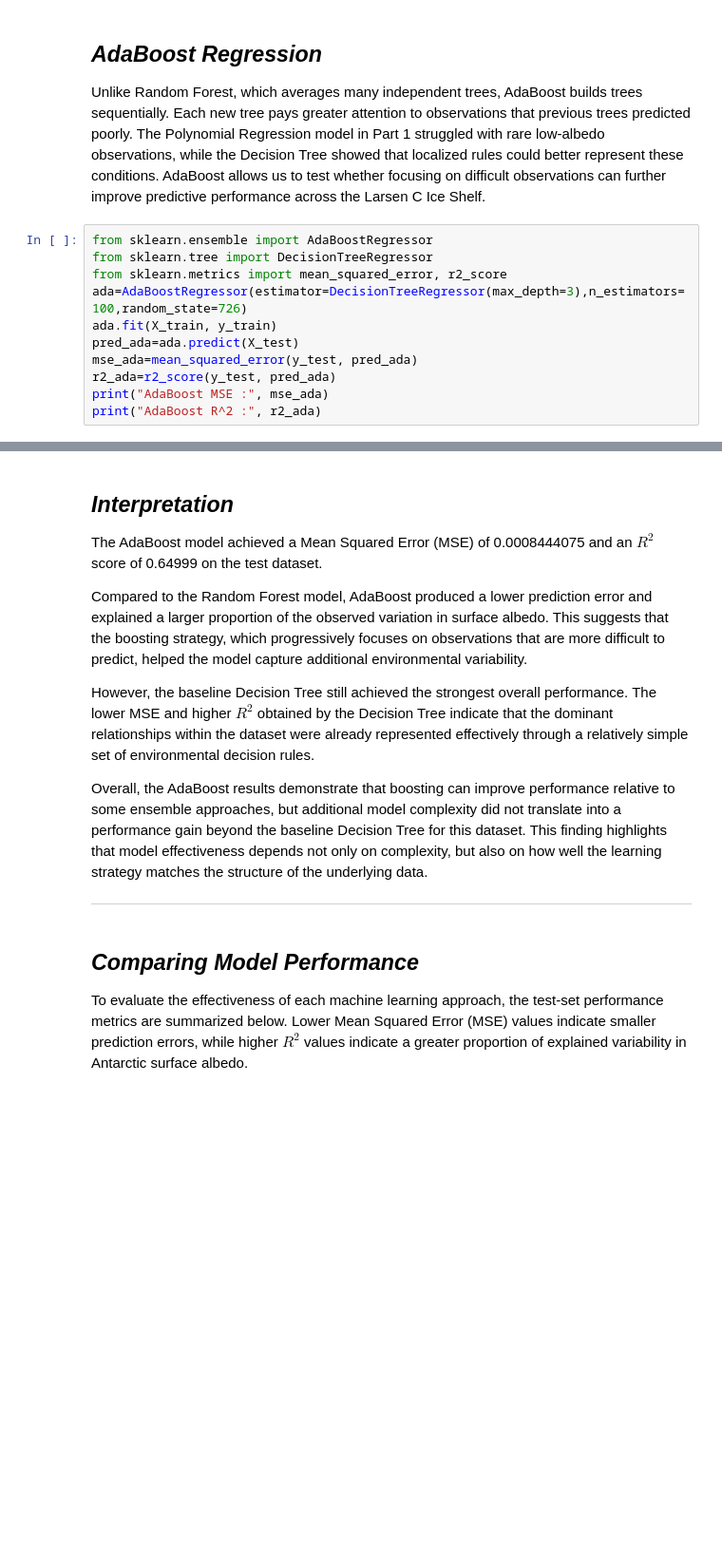
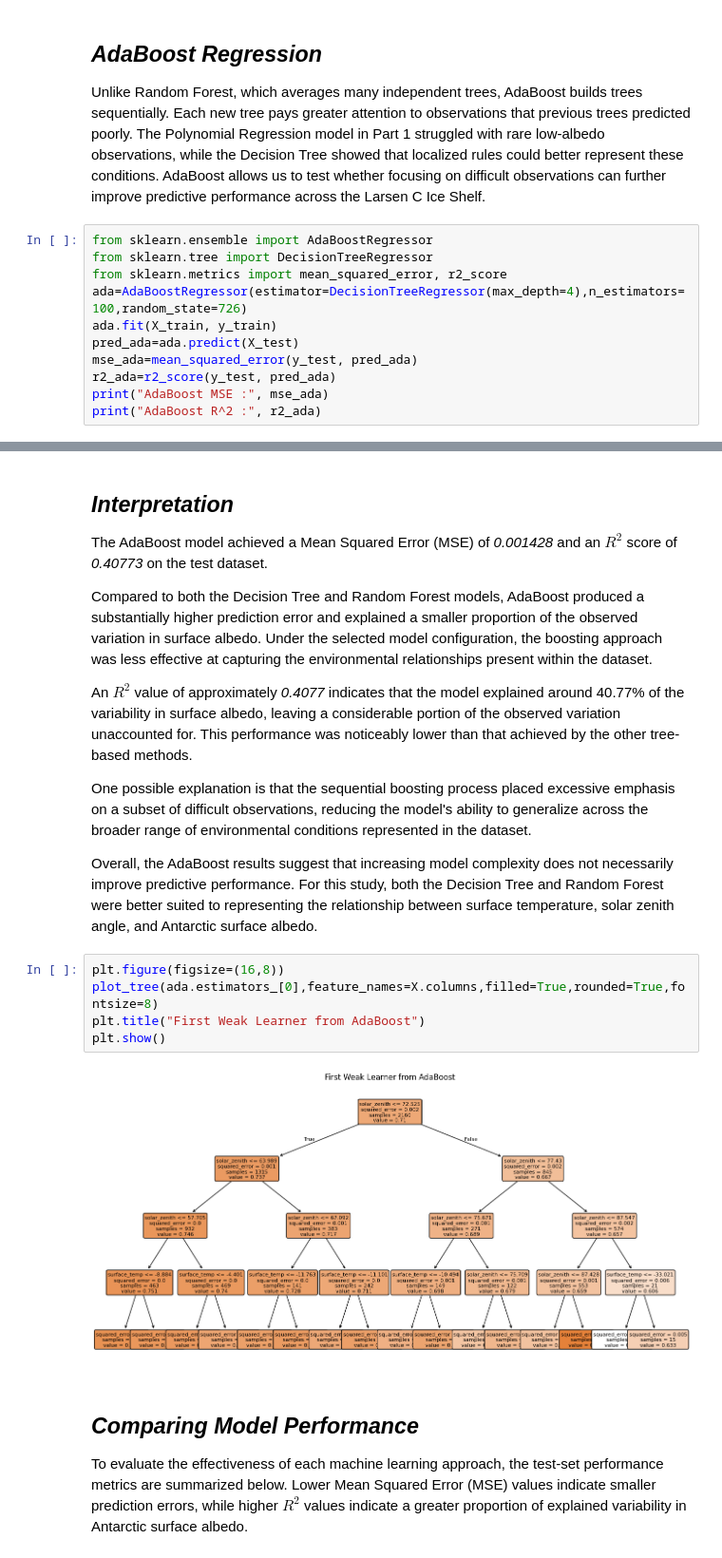
Before and after one commit to AbhilashaxData/antarctic-reflectance-study, a Jupyter notebook: antarctica_part2.ipynb, the cells around one changed output, grey strips where cells are left out. Shown at 95% size. Cells and saved outputs as stored; diff of their text form; blank space fills up the shorter version.

```diff
--- a/antarctica_part2.ipynb
+++ b/antarctica_part2.ipynb
@@ -171,7 +192,7 @@ The Polynomial Regression model in Part 1 struggled with rare low-albedo observa
 from sklearn.ensemble import AdaBoostRegressor
 from sklearn.tree import DecisionTreeRegressor
 from sklearn.metrics import mean_squared_error, r2_score
-ada=AdaBoostRegressor(estimator=DecisionTreeRegressor(max_depth=3),n_estimators=100,random_state=726)
+ada=AdaBoostRegressor(estimator=DecisionTreeRegressor(max_depth=4),n_estimators=100,random_state=726)
 ada.fit(X_train, y_train)
 pred_ada=ada.predict(X_test)
 mse_ada=mean_squared_error(y_test, pred_ada)
@@ -184,15 +205,22 @@ AdaBoost R^2 : 0.6499929845800494
 # %% [markdown]
 ## *Interpretation*
 
-The AdaBoost model achieved a Mean Squared Error (MSE) of 0.0008444075 and an $R^2$ score of  0.64999 on the test dataset.
+The AdaBoost model achieved a Mean Squared Error (MSE) of *0.001428* and an $R^2$ score of *0.40773* on the test dataset.
 
-Compared to the Random Forest model, AdaBoost produced a lower prediction error and explained a larger proportion of the observed variation in surface albedo. This suggests that the boosting strategy, which progressively focuses on observations that are more difficult to predict, helped the model capture additional environmental variability.
+Compared to both the Decision Tree and Random Forest models, AdaBoost produced a substantially higher prediction error and explained a smaller proportion of the observed variation in surface albedo. Under the selected model configuration, the boosting approach was less effective at capturing the environmental relationships present within the dataset.
 
-However, the baseline Decision Tree still achieved the strongest overall performance. The lower MSE and higher $R^2$ obtained by the Decision Tree indicate that the dominant relationships within the dataset were already represented effectively through a relatively simple set of environmental decision rules.
+An $R^2$ value of approximately *0.4077* indicates that the model explained around 40.77% of the variability in surface albedo, leaving a considerable portion of the observed variation unaccounted for. This performance was noticeably lower than that achieved by the other tree-based methods.
 
-Overall, the AdaBoost results demonstrate that boosting can improve performance relative to some ensemble approaches, but additional model complexity did not translate into a performance gain beyond the baseline Decision Tree for this dataset. This finding highlights that model effectiveness depends not only on complexity, but also on how well the learning strategy matches the structure of the underlying data.
+One possible explanation is that the sequential boosting process placed excessive emphasis on a subset of difficult observations, reducing the model's ability to generalize across the broader range of environmental conditions represented in the dataset.
 
----
+Overall, the AdaBoost results suggest that increasing model complexity does not necessarily improve predictive performance. For this study, both the Decision Tree and Random Forest were better suited to representing the relationship between surface temperature, solar zenith angle, and Antarctic surface albedo.
+# %%
+plt.figure(figsize=(16,8))
+plot_tree(ada.estimators_[0],feature_names=X.columns,filled=True,rounded=True,fontsize=8)
+plt.title("First Weak Learner from AdaBoost")
+plt.show()
+# %% [output]
+[figure, added]
 # %% [markdown]
 ## *Comparing Model Performance*
 
```
Also changed, not shown: parts of 16 cells of this notebook, 1 other file.
